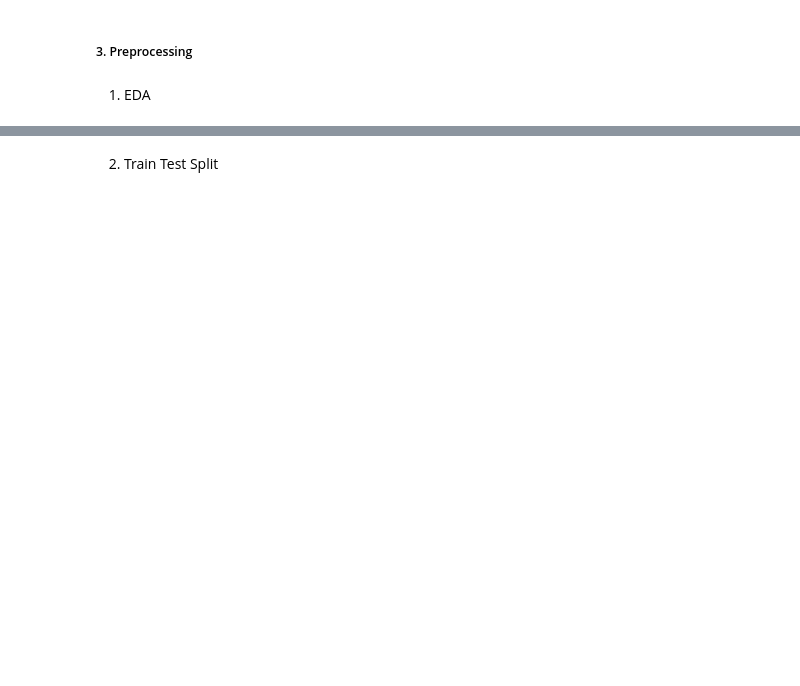
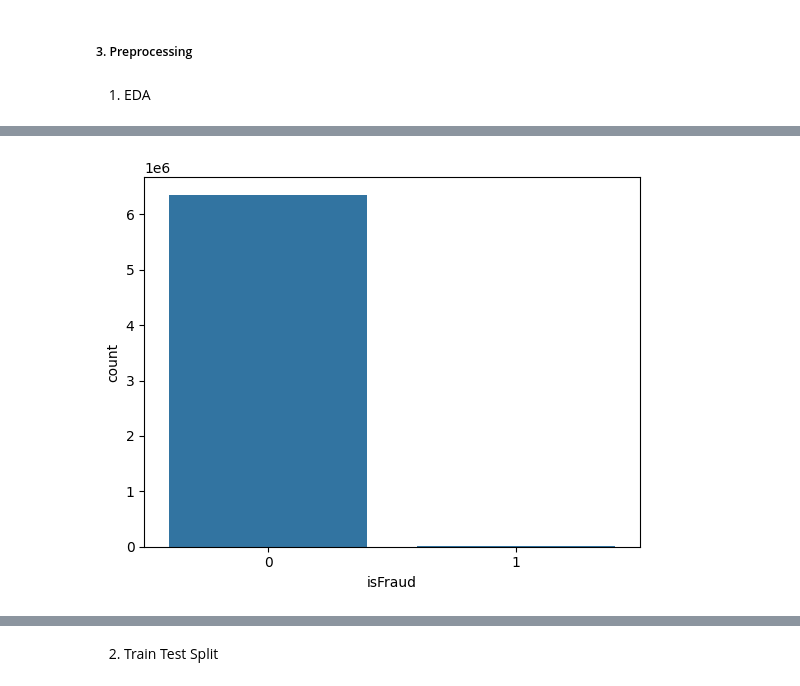
Before and after one commit to fatahrahimi330/100-Machine-Learning-Projects, a Jupyter notebook: 21-Online Fraud Detection/online_payment_fraud_detection.ipynb, the cells around one changed output, grey strips where cells are left out. Drawn from its saved outputs; the diff is of its cells as text; code cells hidden in the pictures; blank space fills up the shorter version.

```diff
--- a/21-Online Fraud Detection/online_payment_fraud_detection.ipynb
+++ b/21-Online Fraud Detection/online_payment_fraud_detection.ipynb
@@ -18,0 +157,5 @@ df.head()
+# %%
+sns.countplot(x= 'isFraud', data=df)
+plt.show()
+# %% [output]
+[figure, added]
```
Also changed, not shown: parts of 30 cells of this notebook, 1 other file.
